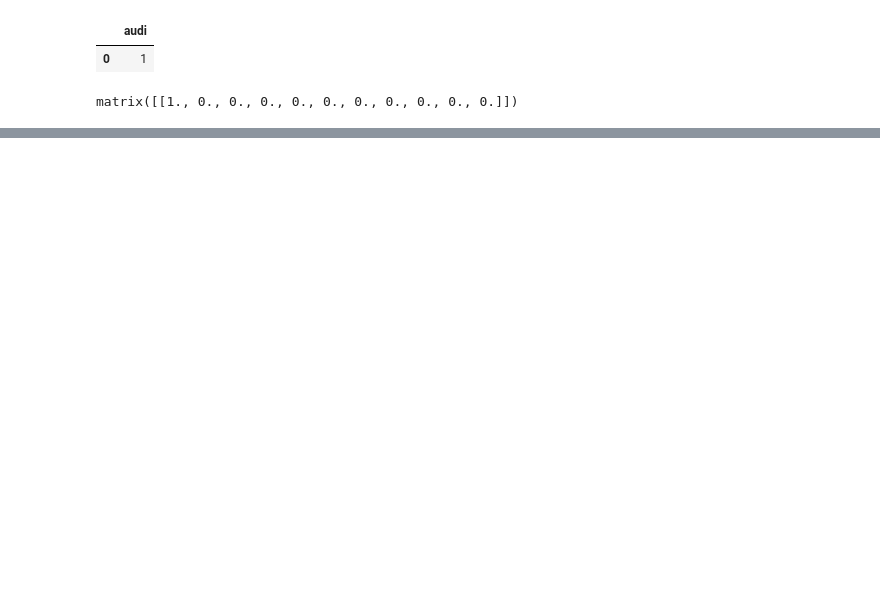
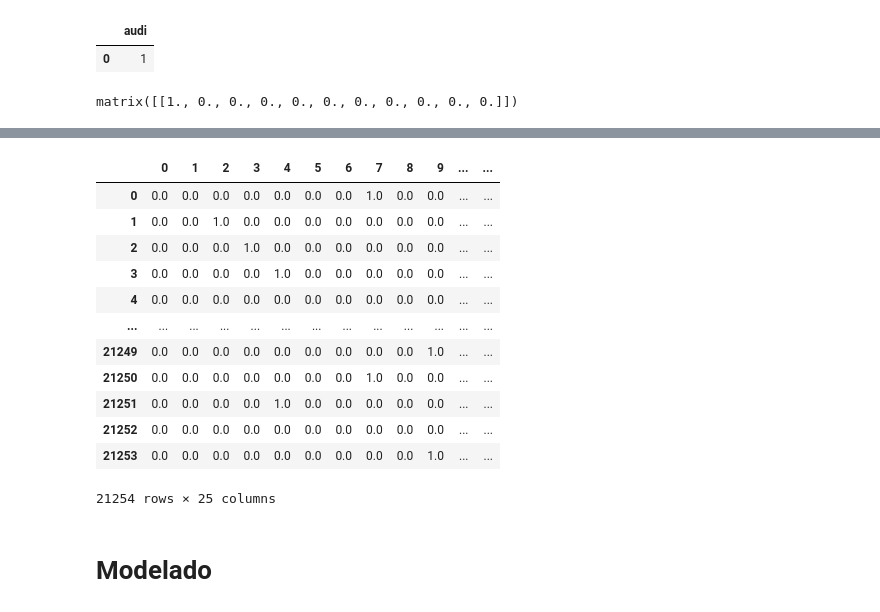
Before and after one commit to RamsesCamas/MachineLearning-and-Simple-Deep-Learning-Excersices, a Jupyter notebook: cars-prices.ipynb, the cells around one changed output, grey strips where cells are left out. Cells and saved outputs as stored; diff of their text form; code cells hidden in the pictures; blank space fills up the shorter version.

```diff
--- a/cars-prices.ipynb
+++ b/cars-prices.ipynb
@@ -91,0 +220,18 @@ matrix([[1., 0., 0., 0., 0., 0., 0., 0., 0., 0., 0.]])
+# %%
+pd.DataFrame(pipe.transform(test))
+# %% [output]
+|  | 0 | 1 | 2 | 3 | 4 | 5 | 6 | 7 | 8 | 9 | ... | ... |
+| 0 | 0.0 | 0.0 | 0.0 | 0.0 | 0.0 | 0.0 | 0.0 | 1.0 | 0.0 | 0.0 | ... | ... |
+| 1 | 0.0 | 0.0 | 1.0 | 0.0 | 0.0 | 0.0 | 0.0 | 0.0 | 0.0 | 0.0 | ... | ... |
+| 2 | 0.0 | 0.0 | 0.0 | 1.0 | 0.0 | 0.0 | 0.0 | 0.0 | 0.0 | 0.0 | ... | ... |
+| 3 | 0.0 | 0.0 | 0.0 | 0.0 | 1.0 | 0.0 | 0.0 | 0.0 | 0.0 | 0.0 | ... | ... |
+| 4 | 0.0 | 0.0 | 0.0 | 0.0 | 0.0 | 0.0 | 0.0 | 0.0 | 0.0 | 0.0 | ... | ... |
+| ... | ... | ... | ... | ... | ... | ... | ... | ... | ... | ... | ... | ... |
+| 21249 | 0.0 | 0.0 | 0.0 | 0.0 | 0.0 | 0.0 | 0.0 | 0.0 | 0.0 | 1.0 | ... | ... |
+| 21250 | 0.0 | 0.0 | 0.0 | 0.0 | 0.0 | 0.0 | 0.0 | 1.0 | 0.0 | 0.0 | ... | ... |
+| 21251 | 0.0 | 0.0 | 0.0 | 0.0 | 1.0 | 0.0 | 0.0 | 0.0 | 0.0 | 0.0 | ... | ... |
+| 21252 | 0.0 | 0.0 | 0.0 | 0.0 | 0.0 | 0.0 | 0.0 | 0.0 | 0.0 | 0.0 | ... | ... |
+| 21253 | 0.0 | 0.0 | 0.0 | 0.0 | 0.0 | 0.0 | 0.0 | 0.0 | 0.0 | 1.0 | ... | ... |
+21254 rows × 25 columns
+# %% [markdown]
+# Modelado
```
Also changed, not shown: parts of 37 cells of this notebook, 4 other files.
